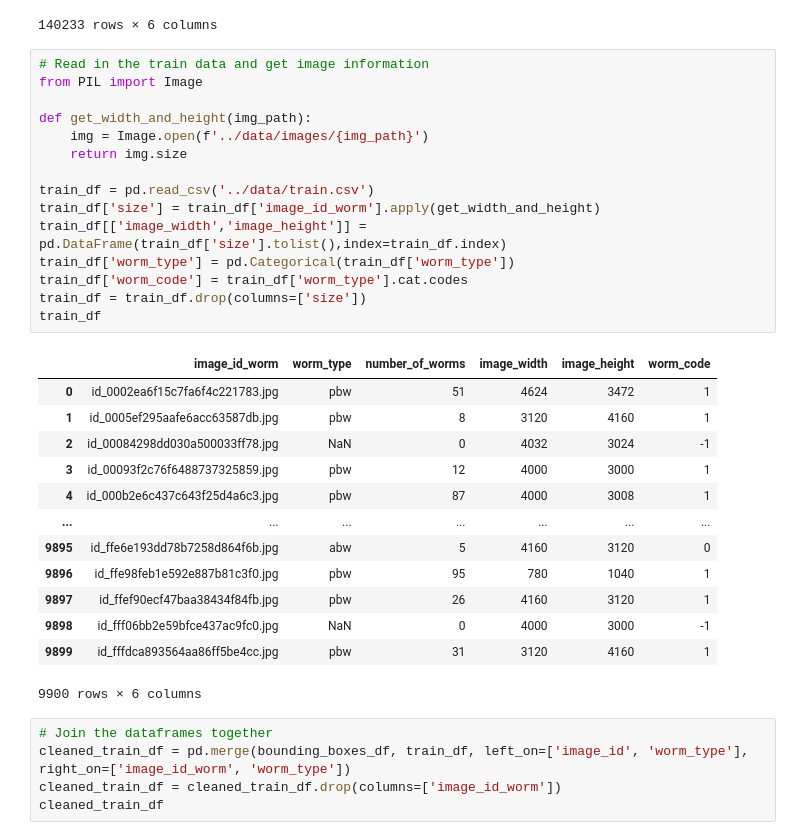
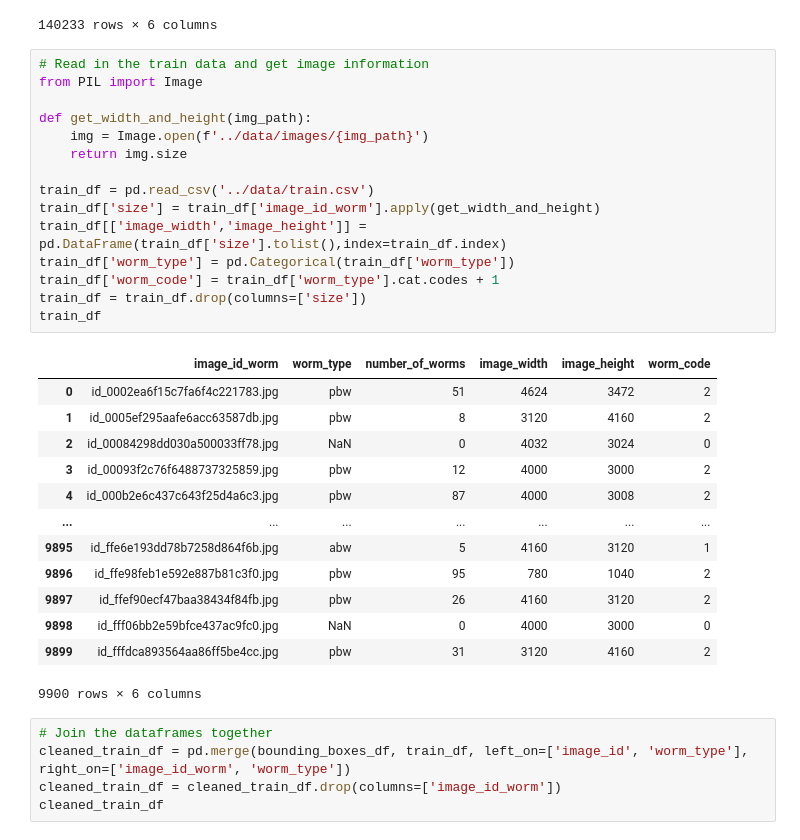
Before and after one commit to pastorsj/590FinalProject, a Jupyter notebook: models/yolo-data-preparation.ipynb, the cells around one changed output. Saved outputs shown, nothing was run; the diff lists cells and outputs as text.

```diff
--- a/models/yolo-data-preparation.ipynb
+++ b/models/yolo-data-preparation.ipynb
@@ -39,31 +39,31 @@ bounding_boxes_df
 # %%
 # Read in the train data and get image information
 from PIL import Image
 
 def get_width_and_height(img_path):
     img = Image.open(f'../data/images/{img_path}')
     return img.size
 
 train_df = pd.read_csv('../data/train.csv')
 train_df['size'] = train_df['image_id_worm'].apply(get_width_and_height)
 train_df[['image_width','image_height']] = pd.DataFrame(train_df['size'].tolist(),index=train_df.index)
 train_df['worm_type'] = pd.Categorical(train_df['worm_type'])
-train_df['worm_code'] = train_df['worm_type'].cat.codes
+train_df['worm_code'] = train_df['worm_type'].cat.codes + 1
 train_df = train_df.drop(columns=['size'])
 train_df
 # %% [output]
 |  | image_id_worm | worm_type | number_of_worms | image_width | image_height | worm_code |
-| 0 | id_0002ea6f15c7fa6f4c221783.jpg | pbw | 51 | 4624 | 3472 | 1 |
-| 1 | id_0005ef295aafe6acc63587db.jpg | pbw | 8 | 3120 | 4160 | 1 |
-| 2 | id_00084298dd030a500033ff78.jpg | NaN | 0 | 4032 | 3024 | -1 |
-| 3 | id_00093f2c76f6488737325859.jpg | pbw | 12 | 4000 | 3000 | 1 |
-| 4 | id_000b2e6c437c643f25d4a6c3.jpg | pbw | 87 | 4000 | 3008 | 1 |
+| 0 | id_0002ea6f15c7fa6f4c221783.jpg | pbw | 51 | 4624 | 3472 | 2 |
+| 1 | id_0005ef295aafe6acc63587db.jpg | pbw | 8 | 3120 | 4160 | 2 |
+| 2 | id_00084298dd030a500033ff78.jpg | NaN | 0 | 4032 | 3024 | 0 |
+| 3 | id_00093f2c76f6488737325859.jpg | pbw | 12 | 4000 | 3000 | 2 |
+| 4 | id_000b2e6c437c643f25d4a6c3.jpg | pbw | 87 | 4000 | 3008 | 2 |
 | ... | ... | ... | ... | ... | ... | ... |
-| 9895 | id_ffe6e193dd78b7258d864f6b.jpg | abw | 5 | 4160 | 3120 | 0 |
-| 9896 | id_ffe98feb1e592e887b81c3f0.jpg | pbw | 95 | 780 | 1040 | 1 |
-| 9897 | id_ffef90ecf47baa38434f84fb.jpg | pbw | 26 | 4160 | 3120 | 1 |
-| 9898 | id_fff06bb2e59bfce437ac9fc0.jpg | NaN | 0 | 4000 | 3000 | -1 |
-| 9899 | id_fffdca893564aa86ff5be4cc.jpg | pbw | 31 | 3120 | 4160 | 1 |
+| 9895 | id_ffe6e193dd78b7258d864f6b.jpg | abw | 5 | 4160 | 3120 | 1 |
+| 9896 | id_ffe98feb1e592e887b81c3f0.jpg | pbw | 95 | 780 | 1040 | 2 |
+| 9897 | id_ffef90ecf47baa38434f84fb.jpg | pbw | 26 | 4160 | 3120 | 2 |
+| 9898 | id_fff06bb2e59bfce437ac9fc0.jpg | NaN | 0 | 4000 | 3000 | 0 |
+| 9899 | id_fffdca893564aa86ff5be4cc.jpg | pbw | 31 | 3120 | 4160 | 2 |
 9900 rows × 6 columns
 # %%
 # Join the dataframes together
```
Also changed, not shown: parts of 3 cells of this notebook, 7 other files.
